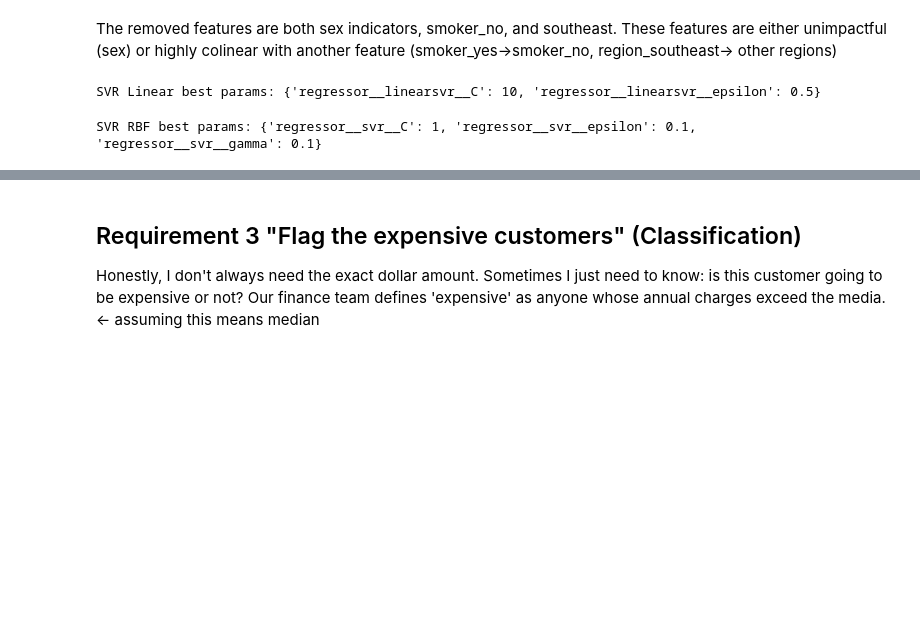
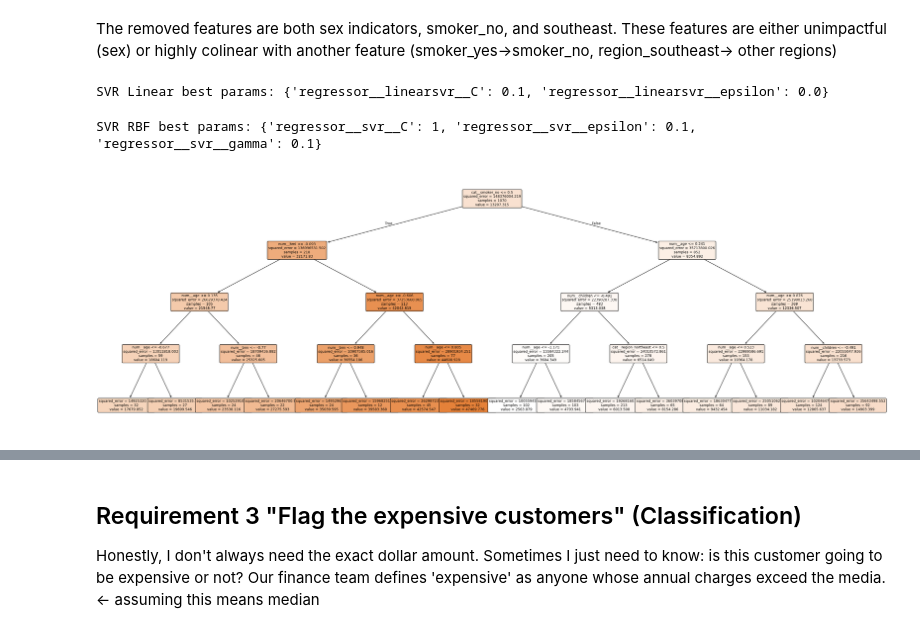
Before and after one commit to emarkow1/EECE-5644-miniproject-02, a Jupyter notebook: miniproject02.ipynb, the cells around one changed output, grey strips where cells are left out. Saved outputs shown, nothing was run; the diff lists cells and outputs as text; code cells hidden in the pictures; blank space fills up the shorter version.

```diff
--- a/miniproject02.ipynb
+++ b/miniproject02.ipynb
@@ -323,7 +323,13 @@ The removed features are both sex indicators, smoker_no, and southeast. These fe
 # %%
 svr_lin_pipe = make_pipeline(
     preprocessor,
-    LinearSVR(max_iter=10000, random_state=42)
+    LinearSVR(
+    loss='squared_epsilon_insensitive',
+    dual=False,
+    max_iter=10000,
+    random_state=42
+)
+
 )
 model6_1 = TransformedTargetRegressor(
     regressor=svr_lin_pipe,
@@ -339,8 +345,15 @@ search6_1 = GridSearchCV(model6_1, param_grid_lin, cv=5, scoring='r2', n_jobs=-1
 search6_1.fit(X_train, y_train)
 y6_1_pred = search6_1.predict(X_test)
 print('SVR Linear best params:', search6_1.best_params_)
+
+req2_results['SVR Linear'] = {
+    'r2': r2_score(y_test, y6_1_pred),
+    'MAE': mean_absolute_error(y_test, y6_1_pred),
+    'MSE': mean_squared_error(y_test, y6_1_pred),
+    'RMSE': root_mean_squared_error(y_test, y6_1_pred)
+}
 # %% [output]
-SVR Linear best params: {'regressor__linearsvr__C': 10, 'regressor__linearsvr__epsilon': 0.5}
+SVR Linear best params: {'regressor__linearsvr__C': 0.1, 'regressor__linearsvr__epsilon': 0.0}
 # %%
 # SVR (RBF kernel): scale the target and tune C / epsilon / gamma with GridSearchCV.
 # RBF must use libsvm (no fast linear solver exists), so we cap C, enlarge the
@@ -390,5 +403,24 @@ req2_results['Decision Tree Regression'] = {
     'MSE': mean_squared_error(y_test, y7_pred),
     'RMSE': root_mean_squared_error(y_test, y7_pred)
 }
+# %%
+from sklearn.tree import plot_tree
+
+tree_reg = model7.named_steps['decisiontreeregressor']
+feat_names = model7[:-1].get_feature_names_out()   # names after preprocessing
+
+plt.figure(figsize=(36, 12))
+plot_tree(
+    tree_reg,
+    feature_names=feat_names,
+    filled=True,           # color nodes by predicted value
+    rounded=True,
+    fontsize=9,
+    max_depth=4
+)
+plt.savefig('req2_tree.png', dpi=150, bbox_inches='tight')
+plt.show()
+# %% [output]
+[figure, added]
 # %%
 req2_results_df = pd.DataFrame(req2_results).T
```
Also changed, not shown: parts of 8 cells of this notebook, 1 other file.
